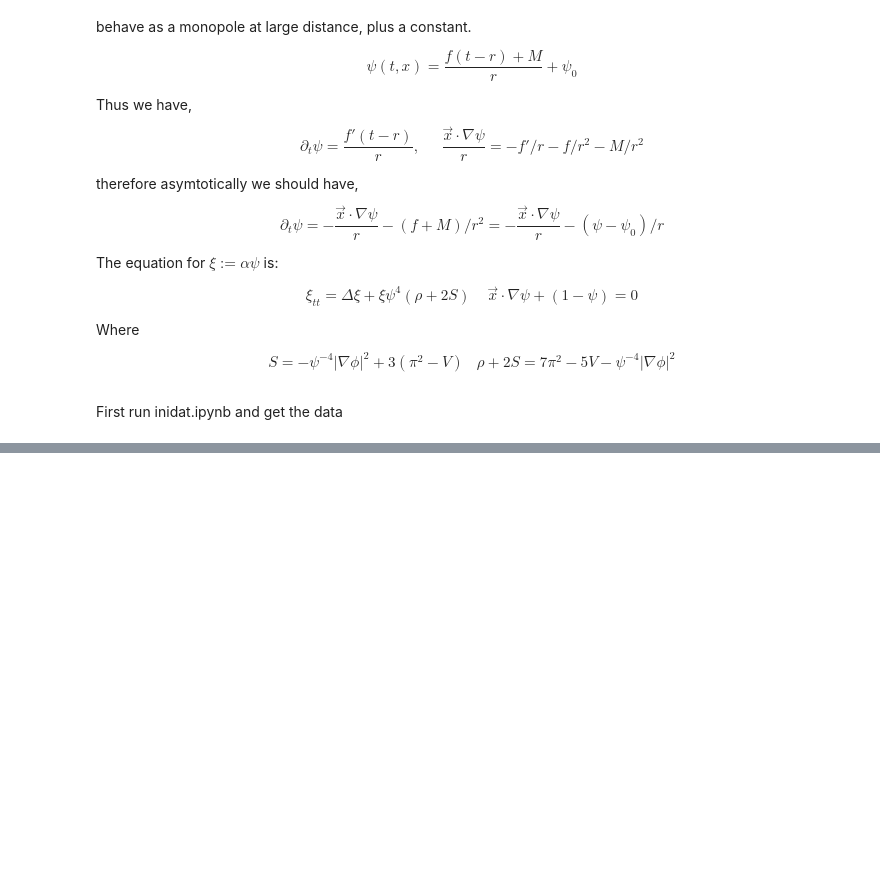
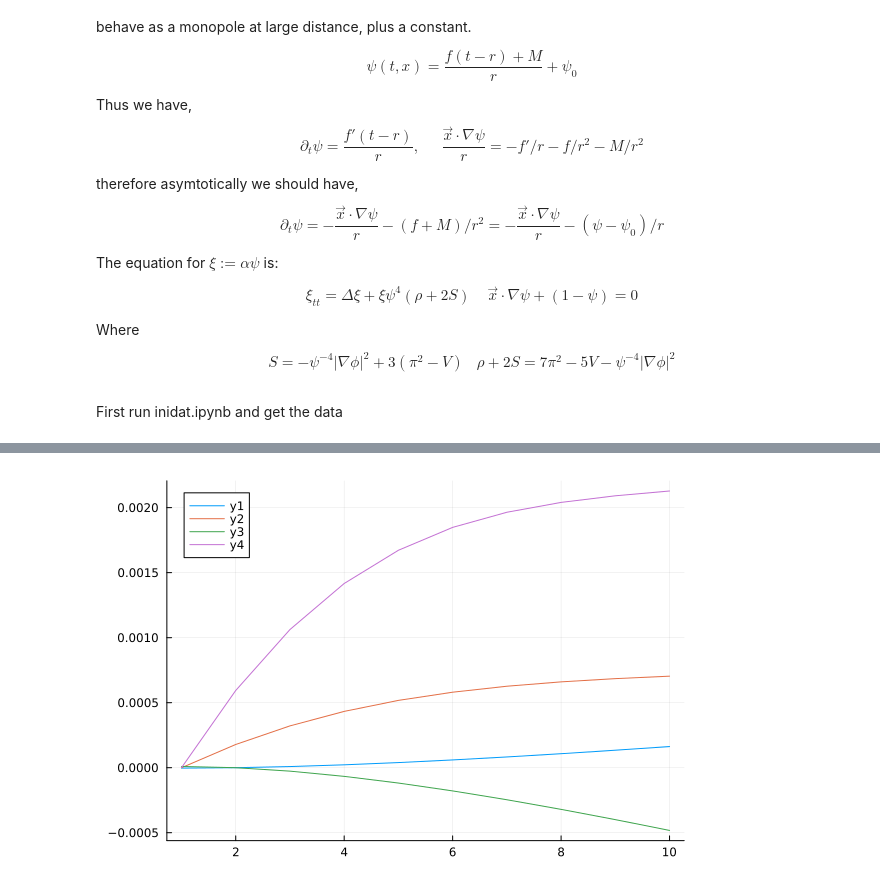
Before and after one commit to reula/boson, a Jupyter notebook: relax_solver_full.ipynb, the cells around one changed output, grey strips where cells are left out. Cells and saved outputs as stored; diff of their text form; code cells hidden in the pictures; blank space fills up the shorter version.

```diff
--- a/relax_solver_full.ipynb
+++ b/relax_solver_full.ipynb
@@ -170,8 +228,10 @@ norms
 # %%
-plot(norms[1,1:end-1].-norms[1,1])
+plot(norms[1,1:end-1].-norms[1,2])
 plot!(norms[2,1:end-1])
-plot!(norms[3,1:end-1] .-norms[3,1])
+plot!(norms[3,1:end-1] .-norms[3,2])
 plot!(norms[4,1:end-1])
+# %% [output]
+[figure, added]
 # %%
 anim = @animate for i ∈ 1:1:M
     surface(v[1,i,:,:,(J[3]+1)÷2],aspectratio=1)
```
Also changed, not shown: parts of 11 cells of this notebook, 2 other files.
